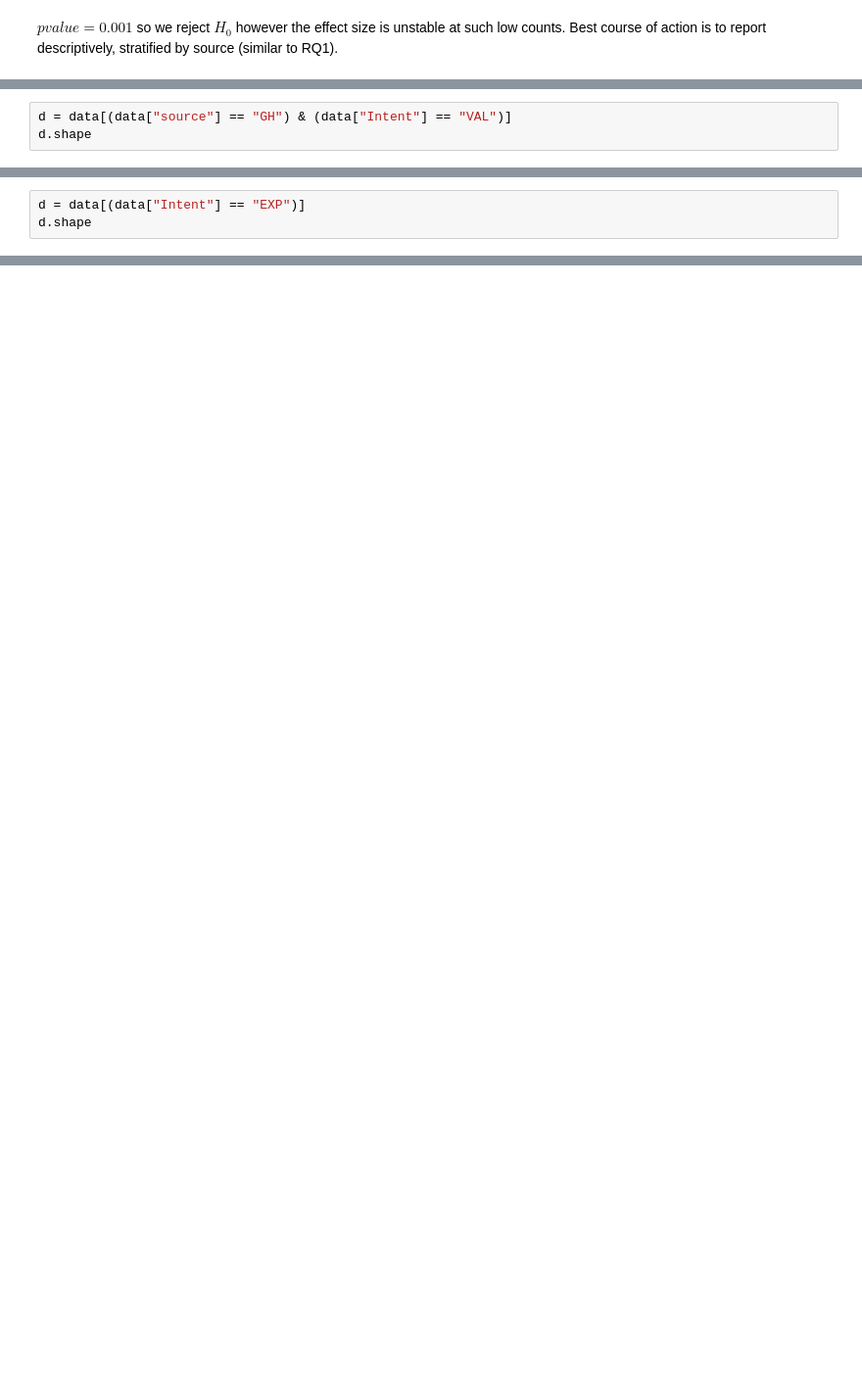
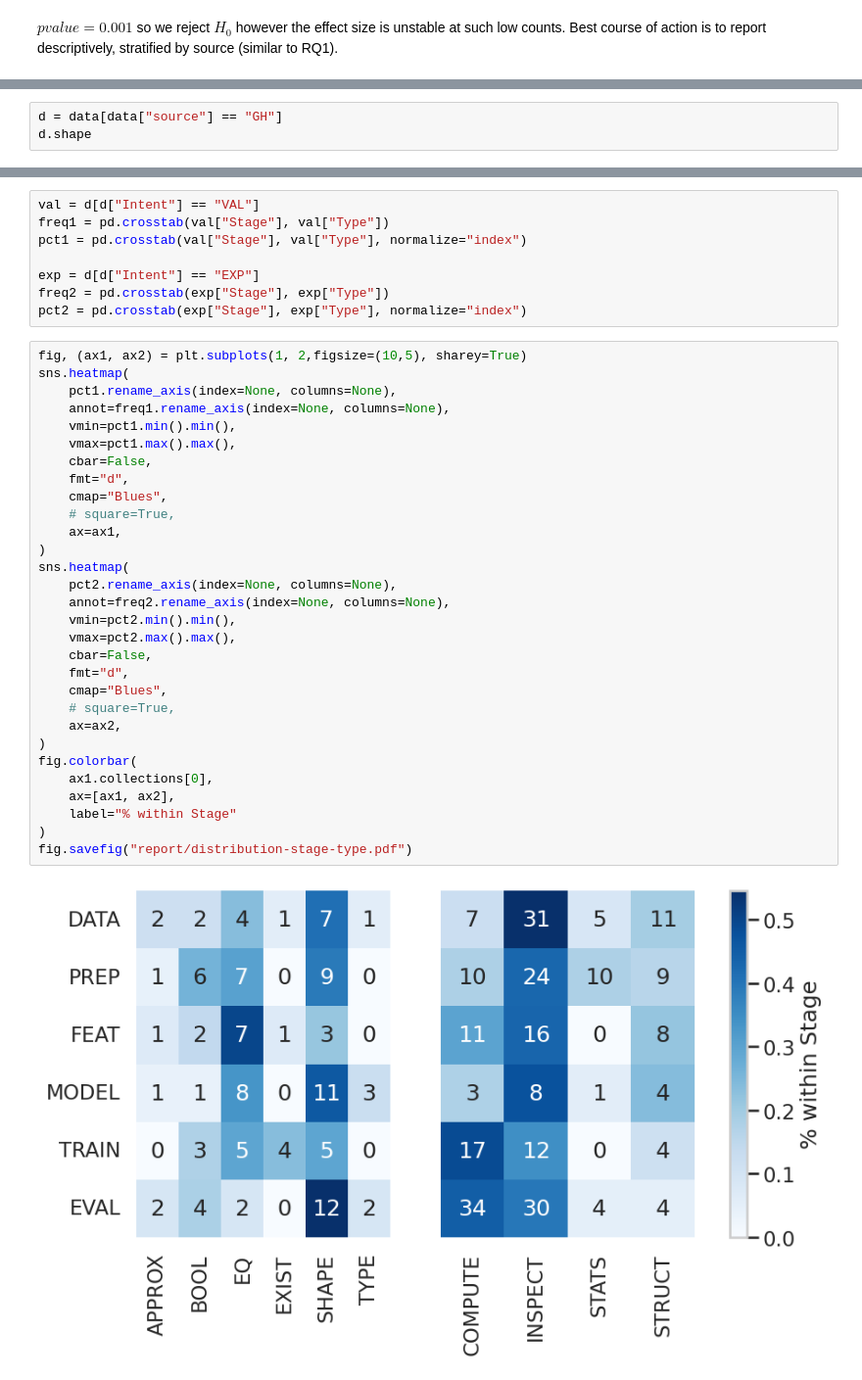
Before and after one commit to arumoy-shome/shome2023notebook, a Jupyter notebook: notebooks/results.ipynb, the cells around one changed output, grey strips where cells are left out. Shown at 98% size. Drawn from its saved outputs; the diff is of its cells as text; blank space fills up the shorter version.

```diff
--- a/notebooks/results.ipynb
+++ b/notebooks/results.ipynb
@@ -501,6 +473,6 @@ $pvalue = 0.001$ so we reject $H_0$ however the effect size is unstable at such
 - Would we change tools and how notebooks are designed based on this knowledge?
 - Are there some types of assertions that are less recommended than others?
 # %%
-d = data[(data["source"] == "GH") & (data["Intent"] == "VAL")]
+d = data[data["source"] == "GH"]
 d.shape
 # %% [output]
@@ -577,3 +479,0 @@ ax.get_figure().tight_layout()
-# %%
-d = data[(data["Intent"] == "EXP")]
-d.shape
@@ -676,0 +480,40 @@ cramer's v: 0.3136053773425112
+# %%
+val = d[d["Intent"] == "VAL"]
+freq1 = pd.crosstab(val["Stage"], val["Type"])
+pct1 = pd.crosstab(val["Stage"], val["Type"], normalize="index")
+
+exp = d[d["Intent"] == "EXP"]
+freq2 = pd.crosstab(exp["Stage"], exp["Type"])
+pct2 = pd.crosstab(exp["Stage"], exp["Type"], normalize="index")
+# %%
+fig, (ax1, ax2) = plt.subplots(1, 2,figsize=(10,5), sharey=True)
+sns.heatmap(
+    pct1.rename_axis(index=None, columns=None),
+    annot=freq1.rename_axis(index=None, columns=None),
+    vmin=pct1.min().min(),
+    vmax=pct1.max().max(),
+    cbar=False,
+    fmt="d",
+    cmap="Blues",
+    # square=True,
+    ax=ax1,
+)
+sns.heatmap(
+    pct2.rename_axis(index=None, columns=None),
+    annot=freq2.rename_axis(index=None, columns=None),
+    vmin=pct2.min().min(),
+    vmax=pct2.max().max(),
+    cbar=False,
+    fmt="d",
+    cmap="Blues",
+    # square=True,
+    ax=ax2,
+)
+fig.colorbar(
+    ax1.collections[0],
+    ax=[ax1, ax2],
+    label="% within Stage"
+)
+fig.savefig("report/distribution-stage-type.pdf")
+# %% [output]
+[figure, new version]
```
Also changed, not shown: parts of 25 cells of this notebook, 6 other files.
